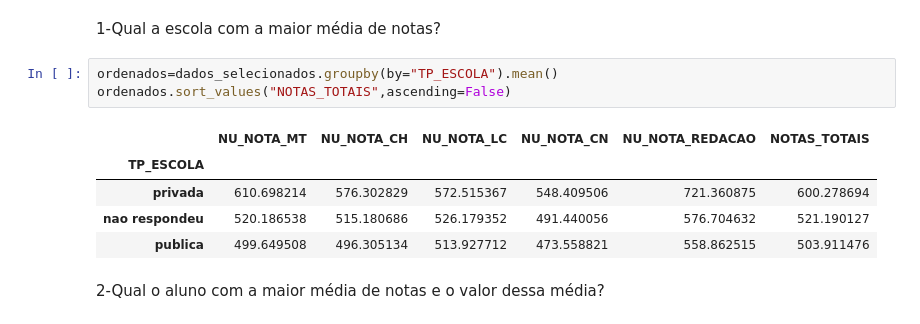
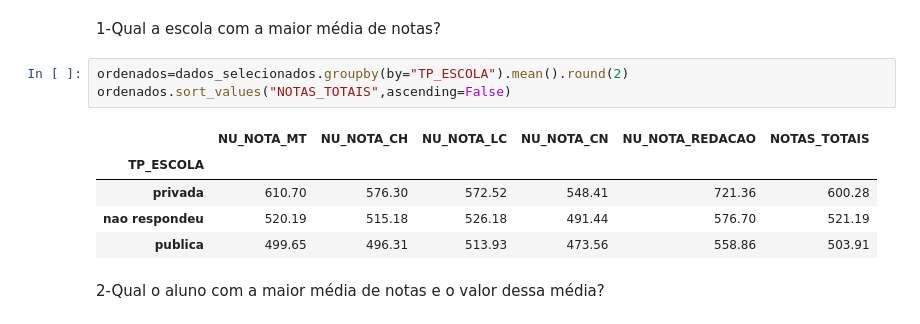
Before and after one commit to felipelimapy/Dados_Enem2020, a Jupyter notebook: TesteMesha_Analista_de_dados.ipynb, the cells around one changed output. Cells and saved outputs as stored; diff of their text form.

```diff
--- a/TesteMesha_Analista_de_dados.ipynb
+++ b/TesteMesha_Analista_de_dados.ipynb
@@ -102,14 +102,14 @@ dados_selecionados
 # %% [markdown]
 1-Qual a escola com a maior média de notas?
 # %%
-ordenados=dados_selecionados.groupby(by="TP_ESCOLA").mean()
+ordenados=dados_selecionados.groupby(by="TP_ESCOLA").mean().round(2)
 ordenados.sort_values("NOTAS_TOTAIS",ascending=False)
 # %% [output]
 |  | NU_NOTA_MT | NU_NOTA_CH | NU_NOTA_LC | NU_NOTA_CN | NU_NOTA_REDACAO | NOTAS_TOTAIS |
 | TP_ESCOLA |  |  |  |  |  |  |
-| privada | 610.698214 | 576.302829 | 572.515367 | 548.409506 | 721.360875 | 600.278694 |
-| nao respondeu | 520.186538 | 515.180686 | 526.179352 | 491.440056 | 576.704632 | 521.190127 |
-| publica | 499.649508 | 496.305134 | 513.927712 | 473.558821 | 558.862515 | 503.911476 |
+| privada | 610.70 | 576.30 | 572.52 | 548.41 | 721.36 | 600.28 |
+| nao respondeu | 520.19 | 515.18 | 526.18 | 491.44 | 576.70 | 521.19 |
+| publica | 499.65 | 496.31 | 513.93 | 473.56 | 558.86 | 503.91 |
 # %% [markdown]
 2-Qual o aluno com a maior média de notas e o valor dessa média?
 # %%
```
Also changed, not shown: parts of 3 cells of this notebook.
